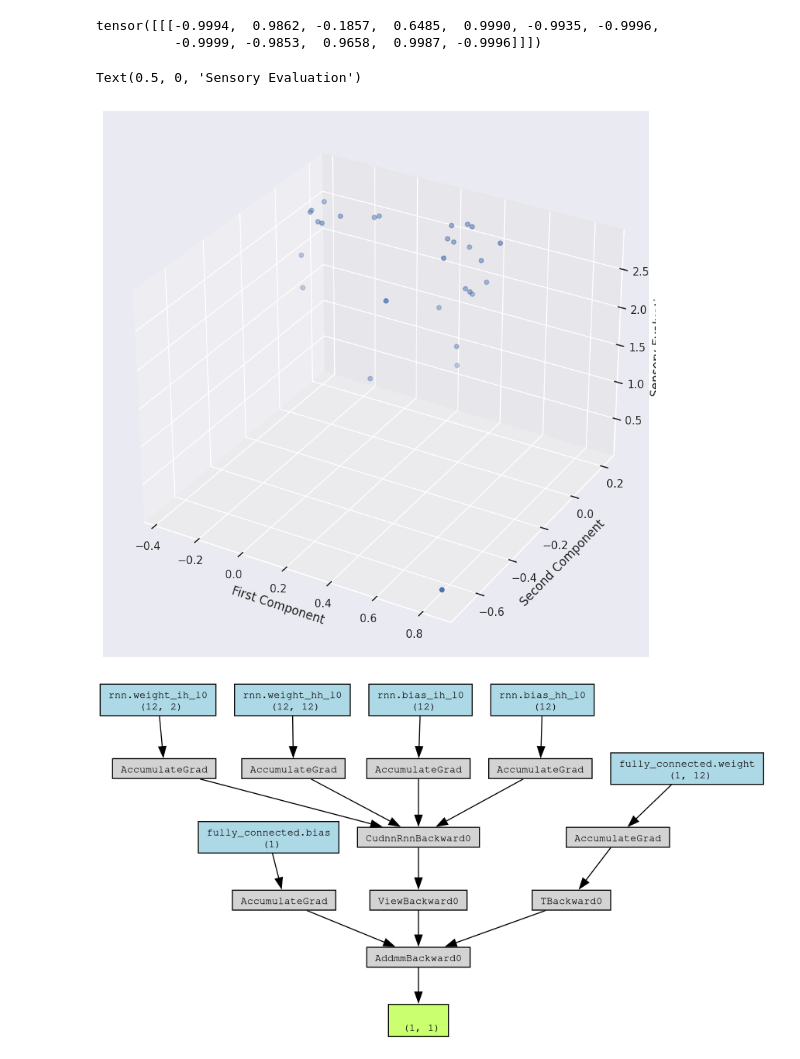
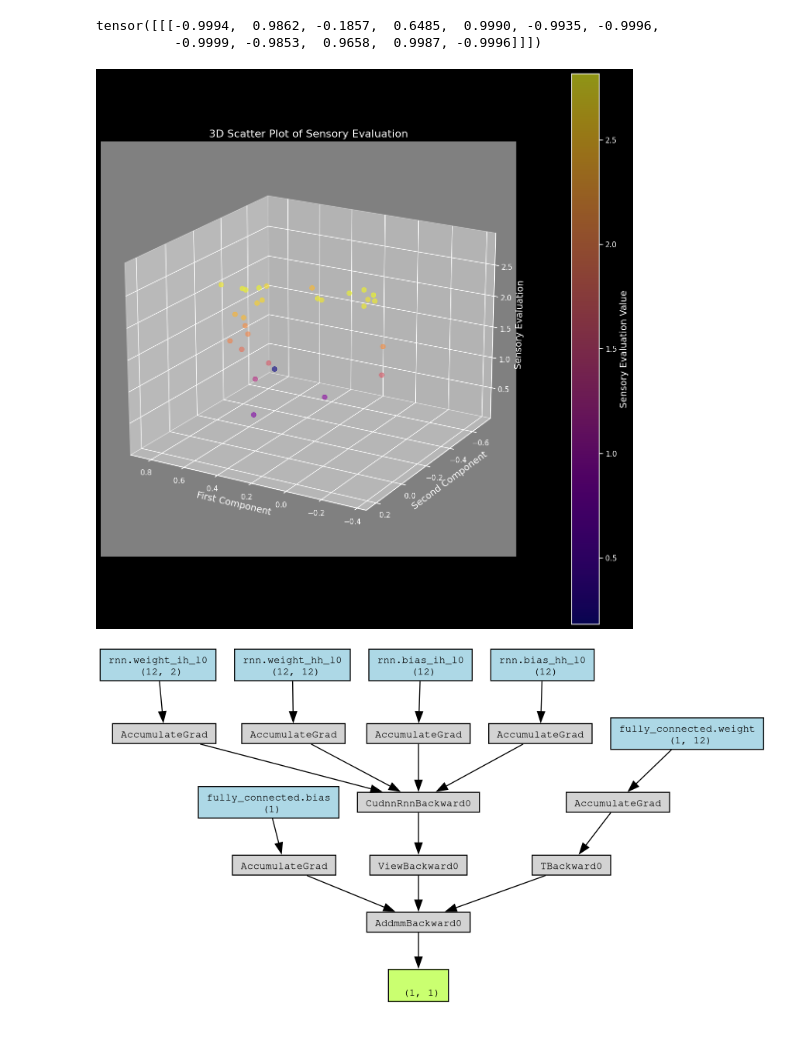
Before and after one commit to TahlonBrahic/Green-Tea-Sensory-Evaluation-With-GANs, a Jupyter notebook: source/main.ipynb, the cells around one changed output. Saved outputs shown, nothing was run; the diff lists cells and outputs as text; code cells hidden in the pictures.

Commit message:
Made it dark mode

```diff
--- a/source/main.ipynb
+++ b/source/main.ipynb
@@ -962,16 +962,28 @@ hidden_rnn
 # %% [output]
 tensor([[[-0.9994,  0.9862, -0.1857,  0.6485,  0.9990, -0.9935, -0.9996,
           -0.9999, -0.9853,  0.9658,  0.9987, -0.9996]]])
-# %%
-fig = plt.figure(figsize=(16,10))
-ax = fig.add_subplot(111, projection='3d')
-ax.scatter(train_X[:29, 0], train_X[:29, 1], y_pred_rnn)
-ax.set_xlabel('First Component')
-ax.set_ylabel('Second Component')
-ax.set_zlabel('Sensory Evaluation')
-# %% [output]
-Text(0.5, 0, 'Sensory Evaluation')
-[figure, removed]
+# %%
+from mpl_toolkits.mplot3d import Axes3D
+
+plt.style.use('dark_background')
+fig = plt.figure(figsize=(15, 15))
+ax = fig.add_subplot(111, projection='3d', facecolor='gray')
+scatter = ax.scatter(train_X[:29, 0], train_X[:29, 1], y_pred_rnn, c=y_pred_rnn, cmap='plasma', s=50, alpha=0.6)
+ax.set_xlabel('First Component', fontsize=14, color='white')
+ax.set_ylabel('Second Component', fontsize=14, color='white')
+ax.set_zlabel('Sensory Evaluation', fontsize=14, color='white')
+ax.set_title('3D Scatter Plot of Sensory Evaluation', fontsize=16, color='white')
+ax.tick_params(axis='x', colors='white')
+ax.tick_params(axis='y', colors='white')
+ax.tick_params(axis='z', colors='white')
+ax.view_init(elev=20, azim=120)
+cbar = fig.colorbar(scatter, ax=ax, pad=0.1)
+cbar.set_label('Sensory Evaluation Value', fontsize=14, color='white')
+cbar.ax.yaxis.set_tick_params(color='white')
+plt.setp(plt.getp(cbar.ax.axes, 'yticklabels'), color='white')
+plt.show()
+# %% [output]
+[figure, added]
 # %%
 from torchviz import make_dot
 
```
